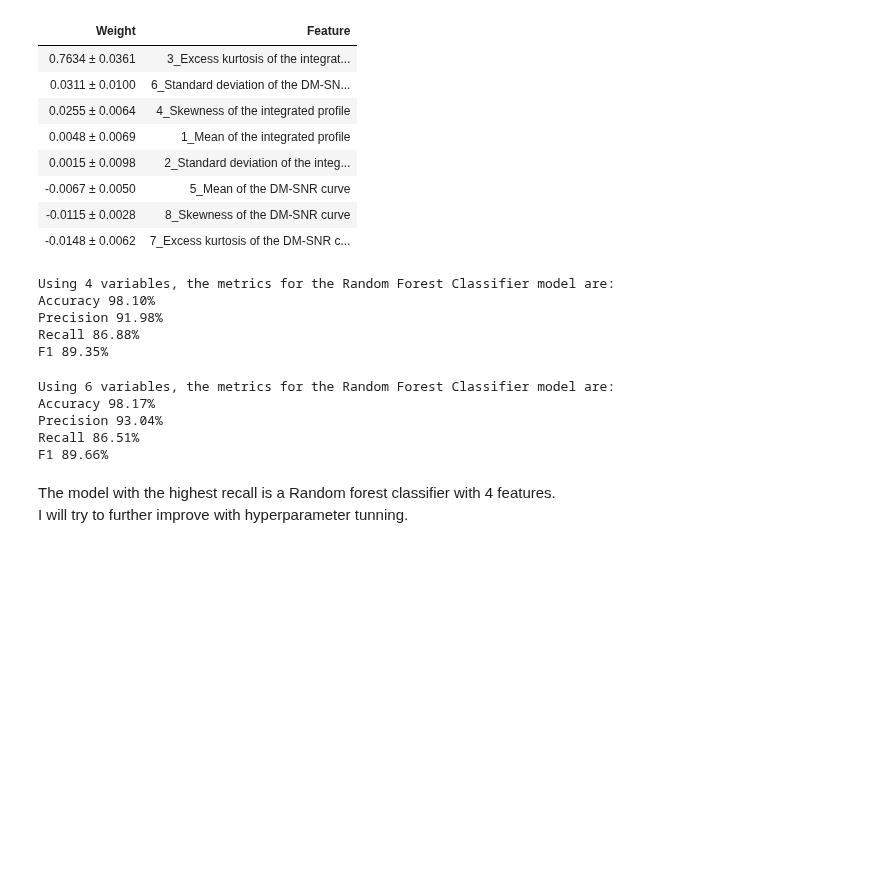
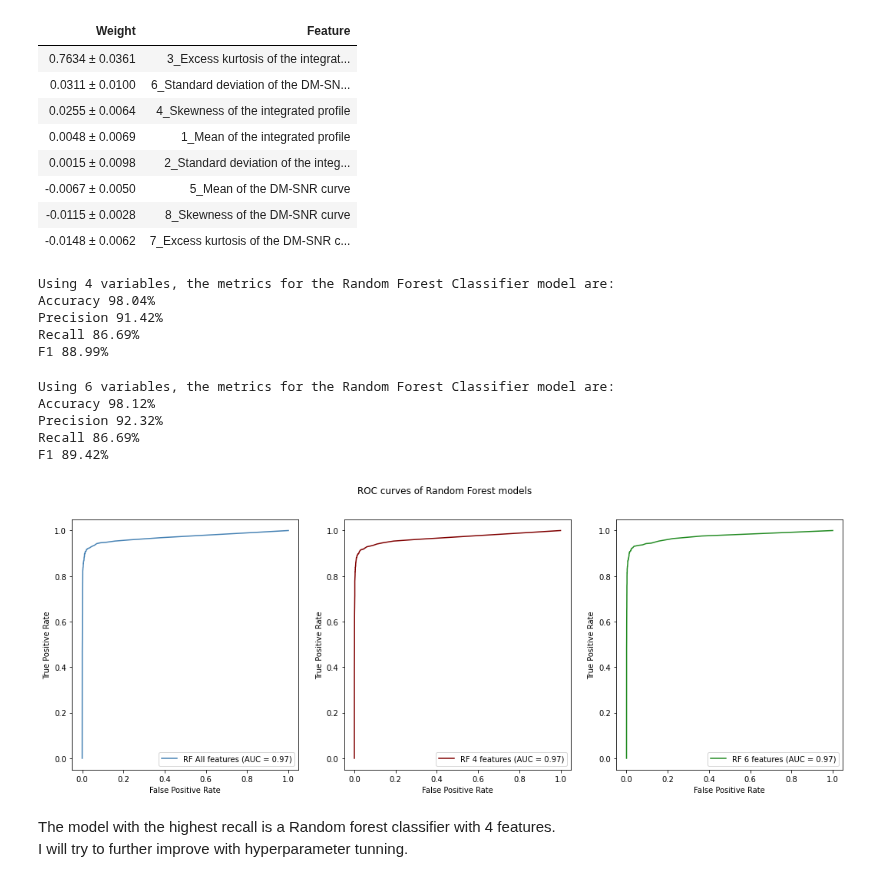
Before and after one commit to foukonana/MSc_MachineLearning_Asgmts, a Jupyter notebook: Assignments/Asgmt7_FeatureSelection/asgmt7_afoudouli.ipynb, the cells around one changed output. Drawn from its saved outputs; the diff is of its cells as text; code cells hidden in the pictures; blank space fills up the shorter version.

```diff
--- a/Assignments/Asgmt7_FeatureSelection/asgmt7_afoudouli.ipynb
+++ b/Assignments/Asgmt7_FeatureSelection/asgmt7_afoudouli.ipynb
@@ -251,10 +277,10 @@ More detailed [here](https://christophm.github.io/interpretable-ml-book/feature-
 Permutation importance is calculated using [eli5](https://eli5.readthedocs.io/en/latest/) library. The output is in HTML format, therefore it can only be used in an ipython notebook.
 **Fun Fact!** Eli5 is named after the slang "Explain it like I'm 5!".
 # %%
-clf = RandomForestClassifier(n_estimators=100, random_state=119)
+clf_full = RandomForestClassifier(n_estimators=100, random_state=119)
 
-clf.fit(X_train, y_train)
-predictions = clf.predict(X_test)
+clf_full.fit(X_train, y_train)
+predictions = clf_full.predict(X_test)
 print_metrics('all', 'Random Forest', y_test, predictions)
 # %% [output]
 Using all variables, the metrics for the Random Forest model are:
@@ -263,7 +289,7 @@ Precision 93.17%
 Recall 85.77%
 F1 89.32%
 # %%
-permuter = PermutationImportance(clf, cv='prefit', scoring='recall', n_iter=5, random_state=42)
+permuter = PermutationImportance(clf_full, cv='prefit', scoring='recall', n_iter=5, random_state=42)
 permuter.fit(X_test, y_test)
 
 eli5.show_weights(permuter, feature_names=[f'{i+1}_{name}' for i, name in enumerate(feature_names)])
@@ -282,27 +308,39 @@ feat_importance = sorted([(i,x) for i,x in enumerate(np.mean(permuter.results_,
 select4 = [x[0] for x in feat_importance[:4]]
 select6 = [x[0] for x in feat_importance[:6]]
 # %%
-clf = RandomForestClassifier(n_estimators=100, random_state=119)
-clf.fit(X_train[:, select4], y_train)
-predictions = clf.predict(X_test[:, select4])
+clf4 = RandomForestClassifier(n_estimators=100, random_state=119)
+clf4.fit(X_train[:, select4], y_train)
+predictions = clf4.predict(X_test[:, select4])
 print_metrics(4, 'Random Forest Classifier', y_test, predictions)
 # %% [output]
 Using 4 variables, the metrics for the Random Forest Classifier model are:
-Accuracy 98.10%
-Precision 91.98%
-Recall 86.88%
-F1 89.35%
+Accuracy 98.04%
+Precision 91.42%
+Recall 86.69%
+F1 88.99%
 # %%
-clf = RandomForestClassifier(n_estimators=100, random_state=119)
-clf.fit(X_train[:, select6], y_train)
-predictions = clf.predict(X_test[:, select6])
+clf6 = RandomForestClassifier(n_estimators=100, random_state=119)
+clf6.fit(X_train[:, select6], y_train)
+predictions = clf6.predict(X_test[:, select6])
 print_metrics(6, 'Random Forest Classifier', y_test, predictions)
 # %% [output]
 Using 6 variables, the metrics for the Random Forest Classifier model are:
-Accuracy 98.17%
-Precision 93.04%
-Recall 86.51%
-F1 89.66%
+Accuracy 98.12%
+Precision 92.32%
+Recall 86.69%
+F1 89.42%
+# %%
+fig, axs = plt.subplots(nrows=1, ncols=3, figsize=(18, 6), sharey='row')
+plt.suptitle('ROC curves of Random Forest models')
+ax=plt.subplot(131)
+plot_roc_curve(clf_full, X_test, y_test, color='steelblue', ax=ax, name='RF All features')
+ax=plt.subplot(132)
+plot_roc_curve(clf4, X_test[:, select4], y_test, color='maroon', ax=ax, name='RF 4 features')
+ax=plt.subplot(133)
+plot_roc_curve(clf6, X_test[:, select6], y_test, color='forestgreen', ax=ax, name='RF 6 features')
+plt.show()
+# %% [output]
+[figure, added]
 # %% [markdown]
 The model with the highest recall is a Random forest classifier with 4 features.
 I will try to further improve with hyperparameter tunning.
```
Also changed, not shown: parts of 17 cells of this notebook.
